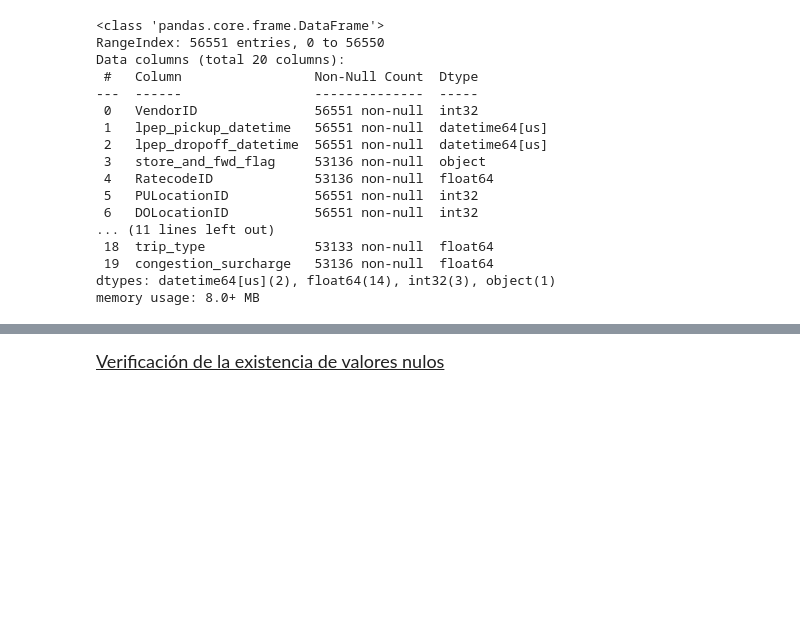
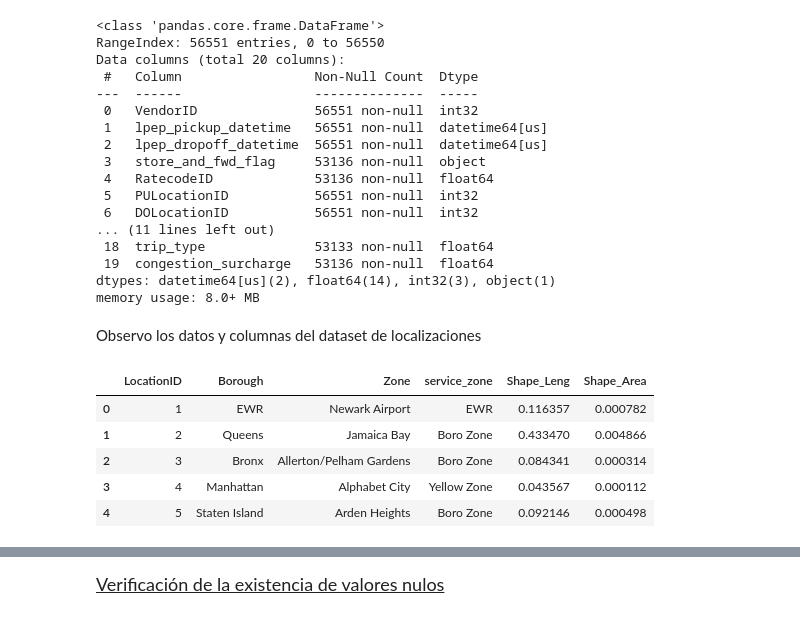
Before and after one commit to hansonvel96/PF_GROUP_03_NYC_TAXIS, a Jupyter notebook: EDA_taxis-data.ipynb, the cells around one changed output, grey strips where cells are left out. Cells and saved outputs as stored; diff of their text form; code cells hidden in the pictures; blank space fills up the shorter version.

```diff
--- a/EDA_taxis-data.ipynb
+++ b/EDA_taxis-data.ipynb
@@ -98,3 +95,16 @@ Data columns (total 20 columns):
  19  congestion_surcharge   53136 non-null  float64
 dtypes: datetime64[us](2), float64(14), int32(3), object(1)
 memory usage: 8.0+ MB
+# %% [markdown]
+<p style="font-size:15px;">Observo los datos y columnas del dataset de localizaciones</p>
+# %%
+df_localizaciones = pd.read_parquet('Datasets/localizaciones.parquet')
+
+df_localizaciones.head()
+# %% [output]
+|  | LocationID | Borough | Zone | service_zone | Shape_Leng | Shape_Area |
+| 0 | 1 | EWR | Newark Airport | EWR | 0.116357 | 0.000782 |
+| 1 | 2 | Queens | Jamaica Bay | Boro Zone | 0.433470 | 0.004866 |
+| 2 | 3 | Bronx | Allerton/Pelham Gardens | Boro Zone | 0.084341 | 0.000314 |
+| 3 | 4 | Manhattan | Alphabet City | Yellow Zone | 0.043567 | 0.000112 |
+| 4 | 5 | Staten Island | Arden Heights | Boro Zone | 0.092146 | 0.000498 |
```
Also changed, not shown: parts of 32 cells of this notebook, 5 other files.
